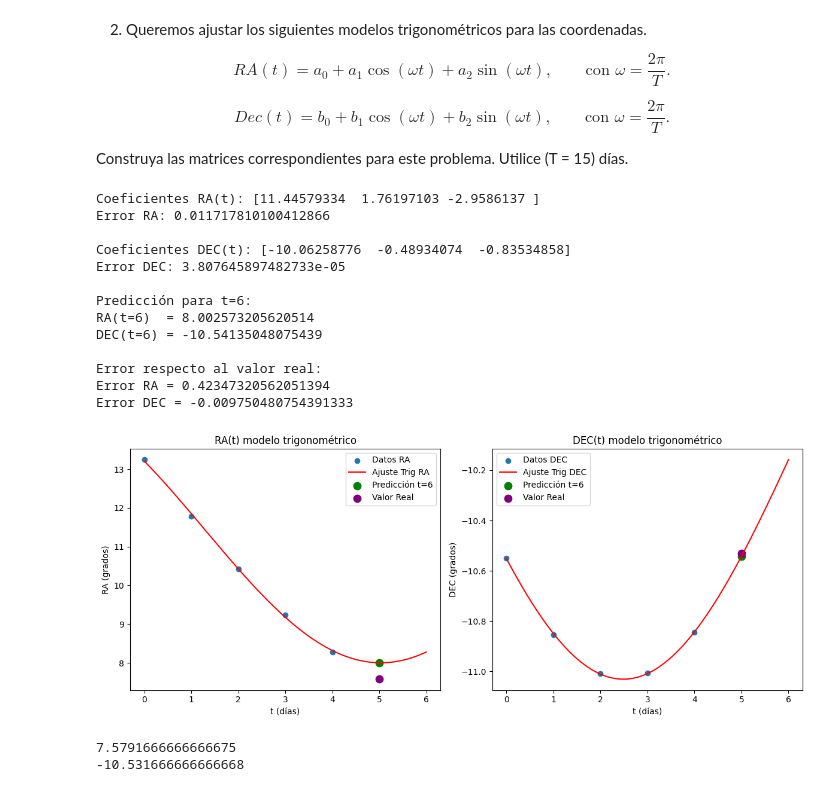
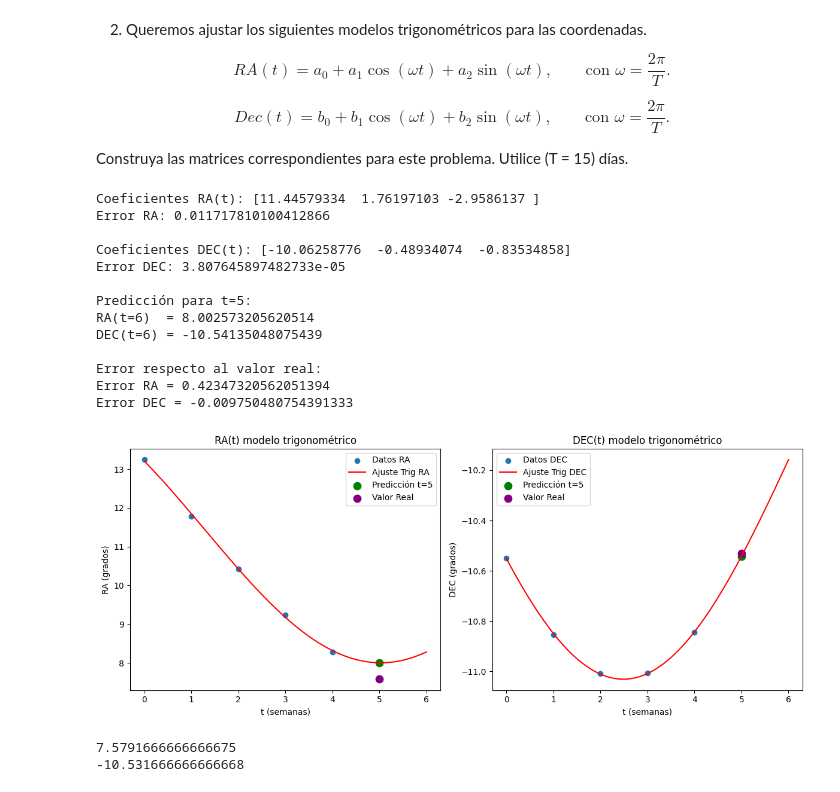
Before and after one commit to ManuelSanchezUribe/MAT2605_UC, a Jupyter notebook: Ayudantias/Ayudantia13/Ayudantia13.ipynb, the cells around one changed output. Cells and saved outputs as stored; diff of their text form; code cells hidden in the pictures.

```diff
--- a/Ayudantias/Ayudantia13/Ayudantia13.ipynb
+++ b/Ayudantias/Ayudantia13/Ayudantia13.ipynb
@@ -154,7 +154,7 @@ t_new = 5
 ra_pred  = coeff_ra[0]  + coeff_ra[1]*np.cos(omega*t_new) + coeff_ra[2]*np.sin(omega*t_new)
 dec_pred = coeff_dec[0] + coeff_dec[1]*np.cos(omega*t_new) + coeff_dec[2]*np.sin(omega*t_new)
 
-print("\nPredicción para t=6:")
+print("\nPredicción para t=5:")
 print("RA(t=6)  =", ra_pred)
 print("DEC(t=6) =", dec_pred)
 
@@ -170,40 +170,40 @@ plt.figure(figsize=(12,5))
 plt.subplot(1,2,1)
 plt.scatter(t, ra_deg, label="Datos RA")
 plt.plot(t_fit, ra_fit, label="Ajuste Trig RA", color='red')
-plt.scatter(t_new, ra_pred, color='green', s=80, label="Predicción t=6")
+plt.scatter(t_new, ra_pred, color='green', s=80, label="Predicción t=5")
 plt.scatter(t_new, RA_real, color='purple', s=80, label="Valor Real")
-plt.xlabel("t (días)")
+plt.xlabel("t (semanas)")
 plt.ylabel("RA (grados)")
 plt.legend()
 plt.title("RA(t) modelo trigonométrico")
 
 plt.subplot(1,2,2)
 plt.scatter(t, dec_deg, label="Datos DEC")
 plt.plot(t_fit, dec_fit, label="Ajuste Trig DEC", color='red')
-plt.scatter(t_new, dec_pred, color='green', s=80, label="Predicción t=6")
+plt.scatter(t_new, dec_pred, color='green', s=80, label="Predicción t=5")
 plt.scatter(t_new, DEC_real, color='purple', s=80, label="Valor Real")
-plt.xlabel("t (días)")
+plt.xlabel("t (semanas)")
 plt.ylabel("DEC (grados)")
 plt.legend()
 plt.title("DEC(t) modelo trigonométrico")
 
 plt.tight_layout()
 plt.show()
 # %% [output]
 Coeficientes RA(t): [11.44579334  1.76197103 -2.9586137 ]
 Error RA: 0.011717810100412866
 
 Coeficientes DEC(t): [-10.06258776  -0.48934074  -0.83534858]
 Error DEC: 3.807645897482733e-05
 
-Predicción para t=6:
+Predicción para t=5:
 RA(t=6)  = 8.002573205620514
 DEC(t=6) = -10.54135048075439
 
 Error respecto al valor real:
 Error RA = 0.42347320562051394
 Error DEC = -0.009750480754391333
-[figure, old version]
+[figure, new version]
 # %%
 # Esto es para pasar las unidades de RA y Dec de grados a un valor fijo
 
```
